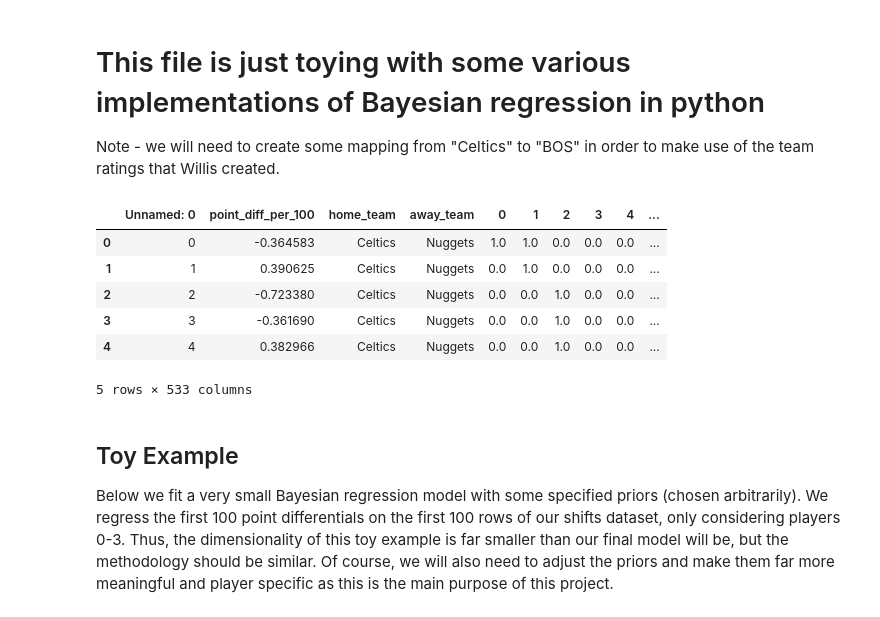
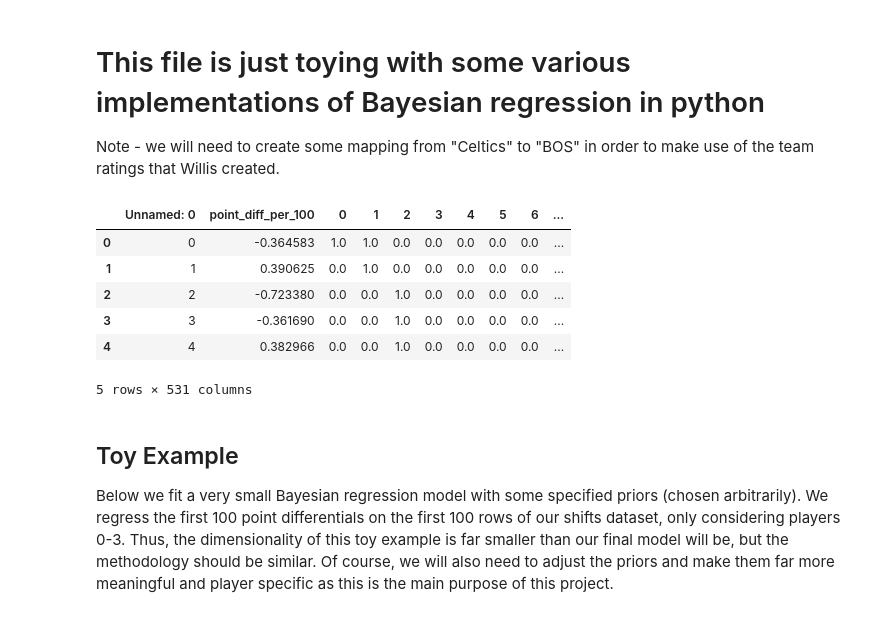
Before and after one commit to coly1119/NBA-Project, a Jupyter notebook: src/bayesian_reg_1.ipynb, the cells around one changed output. Drawn from its saved outputs; the diff is of its cells as text; code cells hidden in the pictures.

```diff
--- a/src/bayesian_reg_1.ipynb
+++ b/src/bayesian_reg_1.ipynb
@@ -5,19 +5,19 @@ Note - we will need to create some mapping from "Celtics" to "BOS" in order to m
 # %%
 import pymc3 as pm
 import pandas as pd
 import numpy as np
 
 data = pd.read_csv("../data/shifts_data_final_2018_19.csv")
-
+data.drop(['home_team', 'away_team'], axis = 1, inplace = True)
 data.head()
 # %% [output]
-|  | Unnamed: 0 | point_diff_per_100 | home_team | away_team | 0 | 1 | 2 | 3 | 4 | ... |
-| 0 | 0 | -0.364583 | Celtics | Nuggets | 1.0 | 1.0 | 0.0 | 0.0 | 0.0 | ... |
-| 1 | 1 | 0.390625 | Celtics | Nuggets | 0.0 | 1.0 | 0.0 | 0.0 | 0.0 | ... |
-| 2 | 2 | -0.723380 | Celtics | Nuggets | 0.0 | 0.0 | 1.0 | 0.0 | 0.0 | ... |
-| 3 | 3 | -0.361690 | Celtics | Nuggets | 0.0 | 0.0 | 1.0 | 0.0 | 0.0 | ... |
-| 4 | 4 | 0.382966 | Celtics | Nuggets | 0.0 | 0.0 | 1.0 | 0.0 | 0.0 | ... |
+|  | Unnamed: 0 | point_diff_per_100 | 0 | 1 | 2 | 3 | 4 | 5 | 6 | ... |
+| 0 | 0 | -0.364583 | 1.0 | 1.0 | 0.0 | 0.0 | 0.0 | 0.0 | 0.0 | ... |
+| 1 | 1 | 0.390625 | 0.0 | 1.0 | 0.0 | 0.0 | 0.0 | 0.0 | 0.0 | ... |
+| 2 | 2 | -0.723380 | 0.0 | 0.0 | 1.0 | 0.0 | 0.0 | 0.0 | 0.0 | ... |
+| 3 | 3 | -0.361690 | 0.0 | 0.0 | 1.0 | 0.0 | 0.0 | 0.0 | 0.0 | ... |
+| 4 | 4 | 0.382966 | 0.0 | 0.0 | 1.0 | 0.0 | 0.0 | 0.0 | 0.0 | ... |
-5 rows × 533 columns
+5 rows × 531 columns
 # %% [markdown]
 ## Toy Example
 
```
Also changed, not shown: parts of 8 cells of this notebook.
